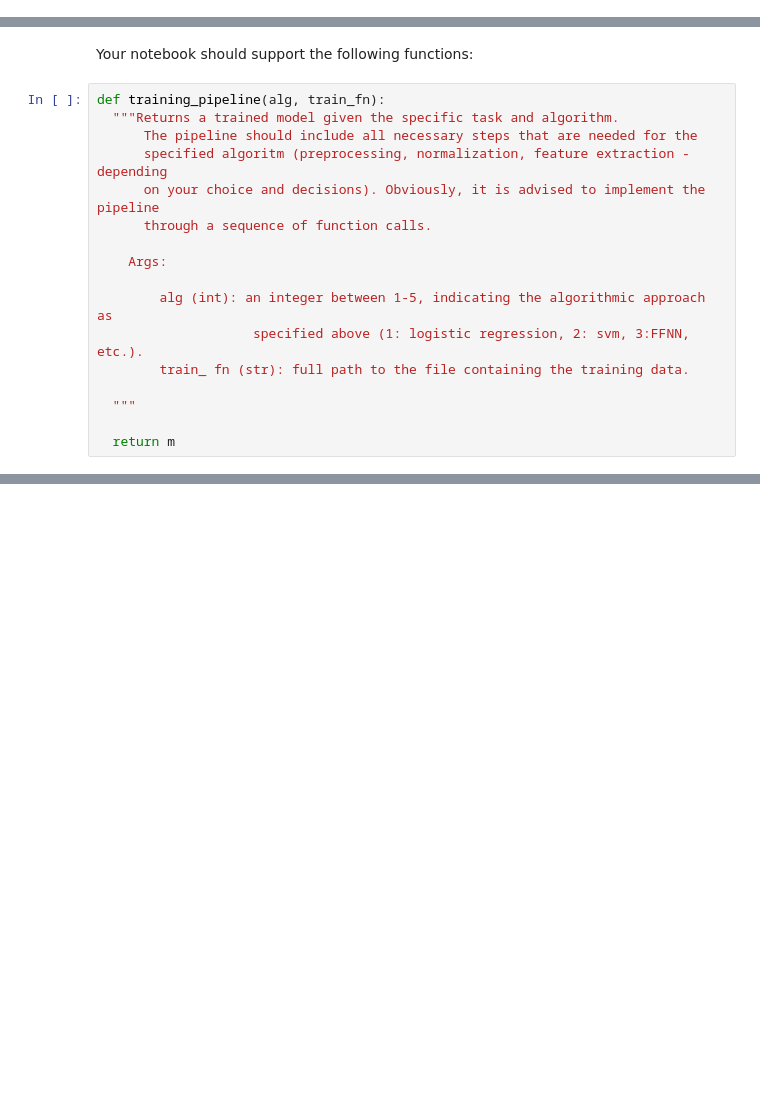
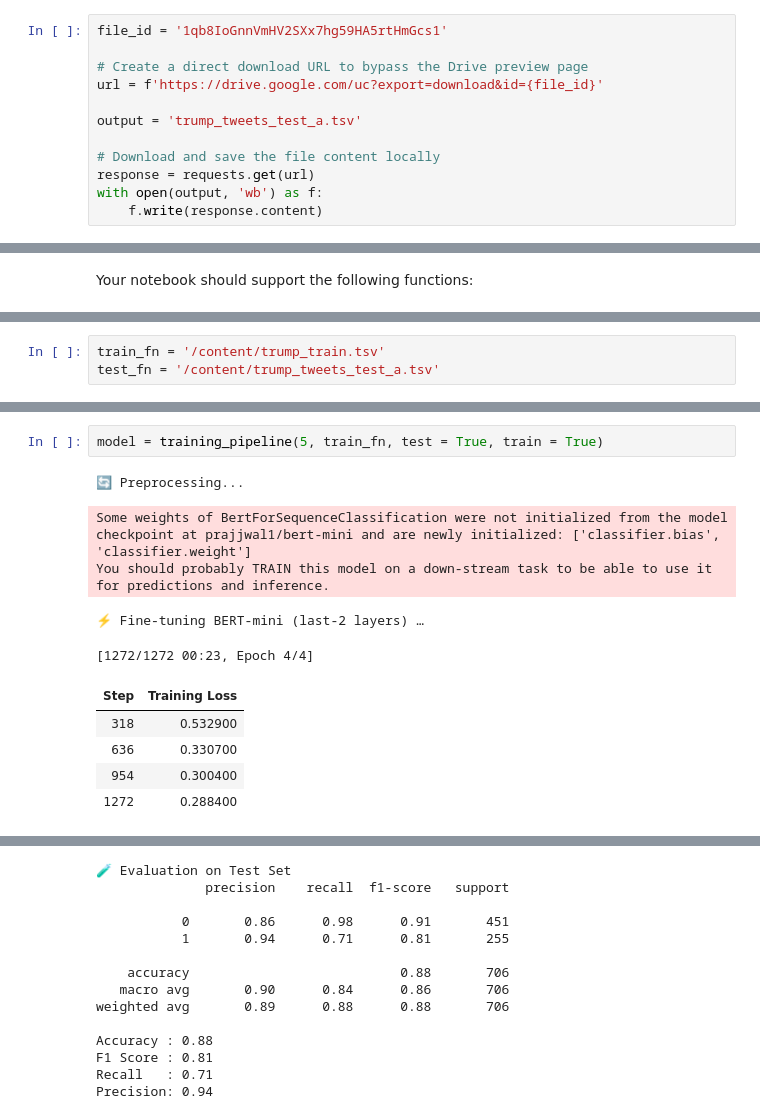
Before and after one commit to nirrahav/trump-tweet-classifier-nlp, a Jupyter notebook: trump_tweet_authorship_classification.ipynb, the cells around one changed output, grey strips where cells are left out. Drawn from its saved outputs; the diff is of its cells as text; blank space fills up the shorter version.

```diff
--- a/trump_tweet_authorship_classification.ipynb
+++ b/trump_tweet_authorship_classification.ipynb
@@ -18,0 +130,12 @@ import nltk, scipy
+# %%
+file_id = '1qb8IoGnnVmHV2SXx7hg59HA5rtHmGcs1'
+
+# Create a direct download URL to bypass the Drive preview page
+url = f'https://drive.google.com/uc?export=download&id={file_id}'
+
+output = 'trump_tweets_test_a.tsv'
+
+# Download and save the file content locally
+response = requests.get(url)
+with open(output, 'wb') as f:
+    f.write(response.content)
@@ -29,19 +763,2 @@ import nltk, scipy
 # %% [markdown]
 Your notebook should support the following functions:
-# %%
-def training_pipeline(alg, train_fn):
-  """Returns a trained model given the specific task and algorithm.
-      The pipeline should include all necessary steps that are needed for the
-      specified algoritm (preprocessing, normalization, feature extraction - depending
-      on your choice and decisions). Obviously, it is advised to implement the pipeline
-      through a sequence of function calls.
-
-    Args:
-
-        alg (int): an integer between 1-5, indicating the algorithmic approach as
-                    specified above (1: logistic regression, 2: svm, 3:FFNN, etc.).
-        train_ fn (str): full path to the file containing the training data.
-
-  """
-
-  return m
@@ -79,0 +990,3 @@ def who_am_i():  # this is not a class method
+# %%
+train_fn = '/content/trump_train.tsv'
+test_fn = '/content/trump_tweets_test_a.tsv'
@@ -79,0 +1164,13 @@ def who_am_i():  # this is not a class method
+# %%
+model = training_pipeline(5, train_fn, test = True, train = True)
+# %% [output]
+🔄 Preprocessing...
+Some weights of BertForSequenceClassification were not initialized from the model checkpoint at prajjwal1/bert-mini and are newly initialized: ['classifier.bias', 'classifier.weight']
+You should probably TRAIN this model on a down-stream task to be able to use it for predictions and inference.
+⚡ Fine-tuning BERT-mini (last-2 layers) …
+[1272/1272 00:23, Epoch 4/4]
+| Step | Training Loss |
+| 318 | 0.532900 |
+| 636 | 0.330700 |
+| 954 | 0.300400 |
+| 1272 | 0.288400 |
@@ -79,0 +1180,14 @@ def who_am_i():  # this is not a class method
+🧪 Evaluation on Test Set
+              precision    recall  f1-score   support
+
+           0       0.86      0.98      0.91       451
+           1       0.94      0.71      0.81       255
+
+    accuracy                           0.88       706
+   macro avg       0.90      0.84      0.86       706
+weighted avg       0.89      0.88      0.88       706
+
+Accuracy : 0.88
+F1 Score : 0.81
+Recall   : 0.71
+Precision: 0.94
```
Also changed, not shown: parts of 31 cells of this notebook.
